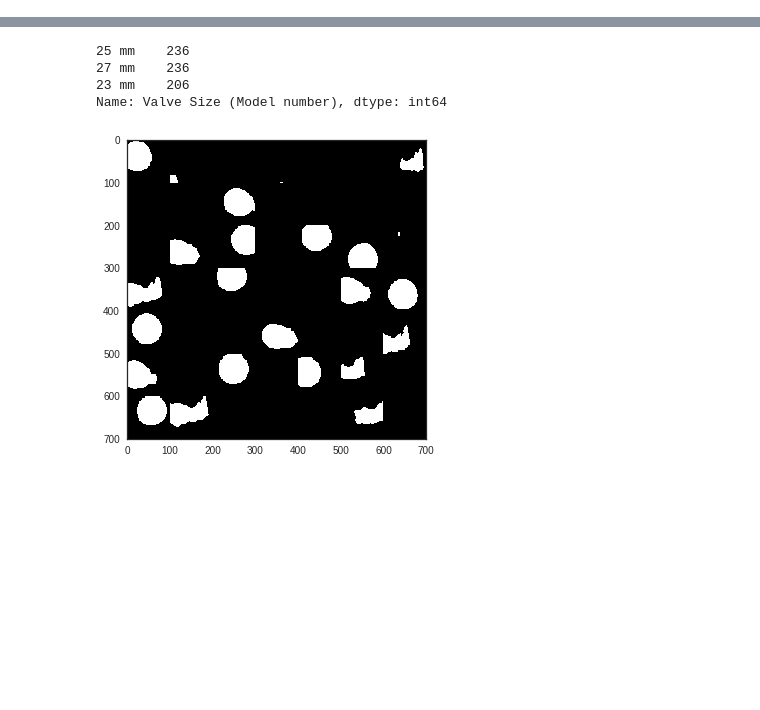
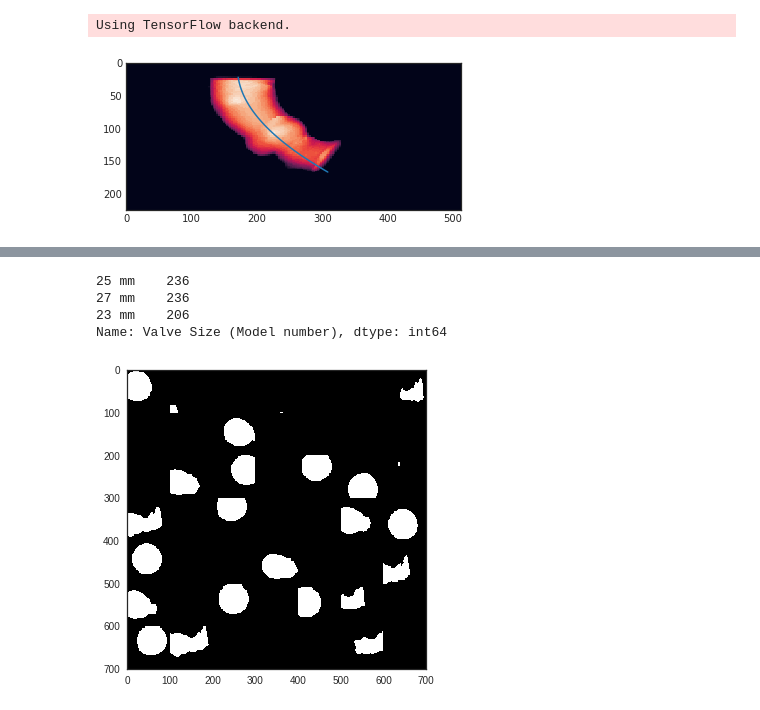
Before and after one commit to vessemer/AortaEstimation, a Jupyter notebook: IPython/2D-Unet.ipynb, the cells around one changed output, grey strips where cells are left out. Drawn from its saved outputs; the diff is of its cells as text; code cells hidden in the pictures; blank space fills up the shorter version.

```diff
--- a/IPython/2D-Unet.ipynb
+++ b/IPython/2D-Unet.ipynb
@@ -9,13 +9,17 @@ from glob import glob
 import os
 import tqdm as tqdm
 
+
 import numpy as np
 import scipy.ndimage
-import stl
+
 
 import sys
-sys.path.append('..')
-from scripts import load_utils
-from scripts import watereshed
+sys.path.append('../scripts')
+import load_utils
+import watereshed
+import generator_3D
+# %% [output]
+Using TensorFlow backend.
 # %%
 PATHS = {
@@ -29,0 +37,10 @@ meshs = [load_utils.load_mesh(path, meta) for path in meshs]
+# %%
+plt.imshow(meshs.sum(1))
+
+x, y = np.asarray(np.where(meshs))[[0, 2]]
+z = np.polyfit(x, y, 2)
+p = np.poly1d(z)
+xp = np.linspace(x.min(), x.max(), 100)
+plt.plot(p(xp), xp, '-');
+# %% [output]
+[figure, added]
```
Also changed, not shown: parts of 8 cells of this notebook, 2 other files.
